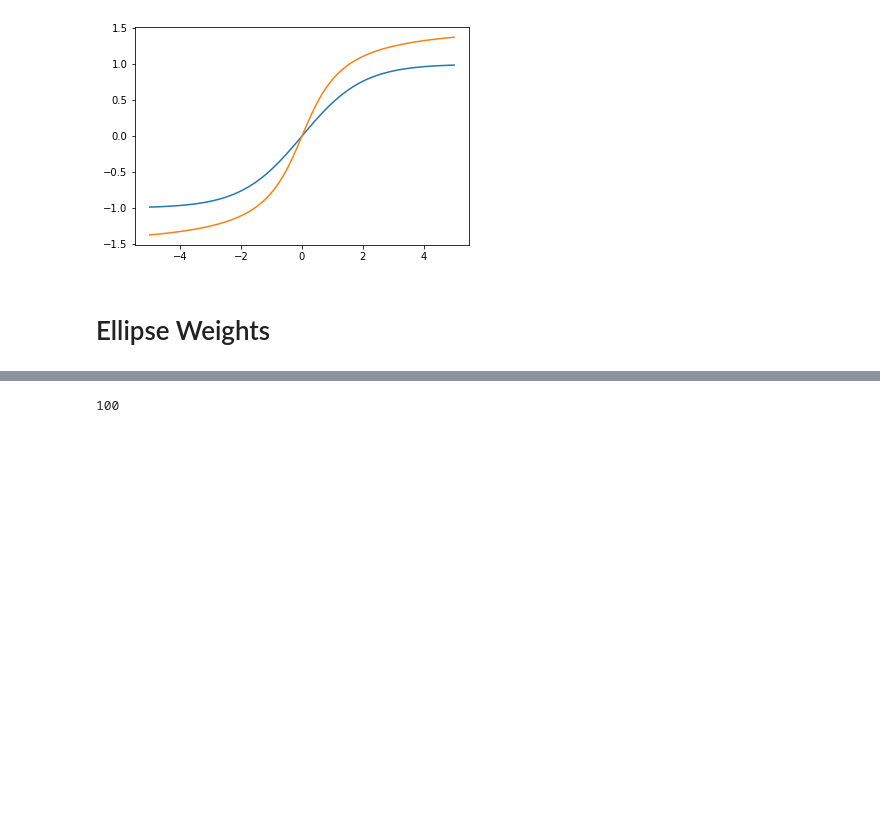
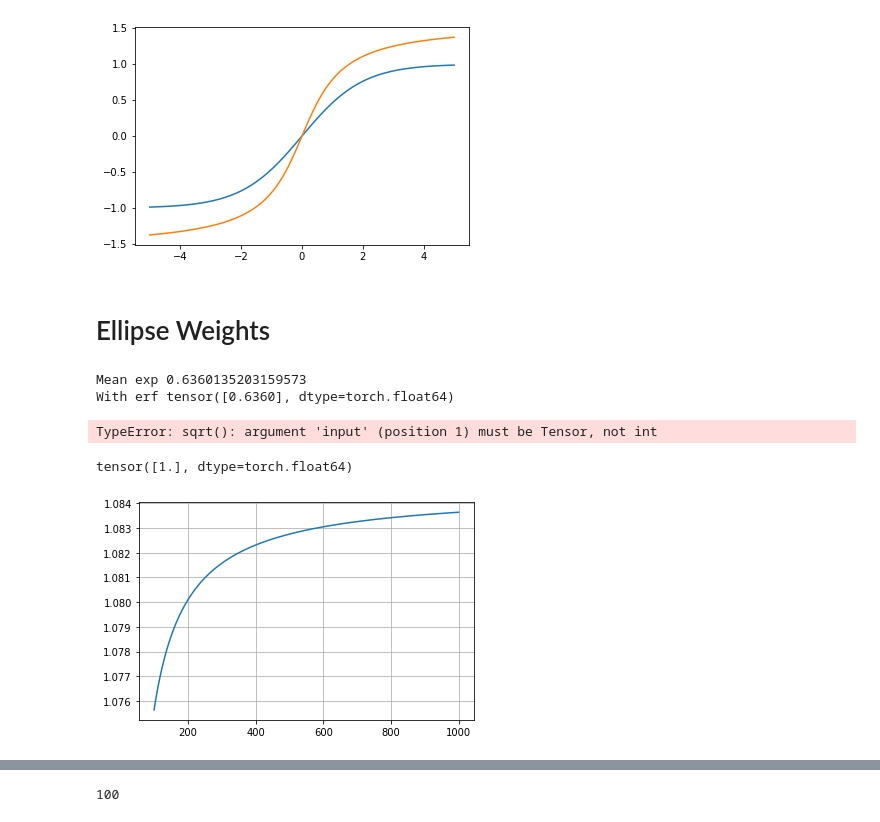
Before and after one commit to TheodoreAouad/3d_segm, a Jupyter notebook: Notebooks/Sandbox.ipynb, the cells around one changed output, grey strips where cells are left out. Saved outputs shown, nothing was run; the diff lists cells and outputs as text; code cells hidden in the pictures; blank space fills up the shorter version.

```diff
--- a/Notebooks/Sandbox.ipynb
+++ b/Notebooks/Sandbox.ipynb
@@ -68,0 +84,55 @@ plt.plot(x, y2)
+# %%
+def mean_theory2(n_samples, n):
+    xs = np.linspace(0, n, n_samples)
+    return np.exp(-(xs - n/2)**2 / (std ** 2)).mean()
+
+def cdf_not_norm(x, std):
+    return np.sqrt(np.pi) * std * torch.erf(torch.tensor([x / std]))
+
+def mean_theory(std, n):
+    n = n - 1
+    return 1 / n**2 * std ** 2 * np.pi * torch.erf(torch.tensor(n) / (2 * std)) ** 2
+
+def var_theory(std, n):
+    n = n - 1
+    return 1 / n**2 * std ** 2 / 2 * np.pi * torch.erf(n / torch.sqrt(2) * 1 / std) ** 2 - mean_theory(std, n) ** 2
+
+print()
+print("Mean exp", mean_theory2(n_samples=100000, n=N-1) ** 2)
+print("With erf", (cdf_not_norm(N//2, std=std) /(N-1) ) ** 2)
+
+print()
+print('Mean theory', mean_theory(std=std, n=N))
+print('Mean discrete', W.mean())
+
+print()
+print("Var theory", var_theory(std=std, n=N))
+print("Var discrete", W.var())
+# %% [output]
+Mean exp 0.6360135203159573
+With erf tensor([0.6360], dtype=torch.float64)
+TypeError: sqrt(): argument 'input' (position 1) must be Tensor, not int
+# %%
+n = 6*6
+torch.erf(torch.tensor([n / std]))
+# %% [output]
+tensor([1.], dtype=torch.float64)
+# %%
+
+
+
+
+xs = np.arange(11)
+mean_discrete = np.exp(-(xs - N//2)**2 / (std ** 2)).mean() ** 2
+
+all_samples = np.arange(100, 1000)
+res = []
+res2 = []
+for n_sample in all_samples:
+    res.append(mean_theory2(n_sample) / mean_discrete)
+    res2.append(mean_theory2(n_sample) / mean_theory(std=std, n=N*M))
+plt.plot(all_samples, res, label='discrete')
+# plt.plot(all_samples, res2, label='theory')
+plt.grid()
+# %% [output]
+[figure, added]
```
Also changed, not shown: parts of 3 cells of this notebook, 4 other files.
